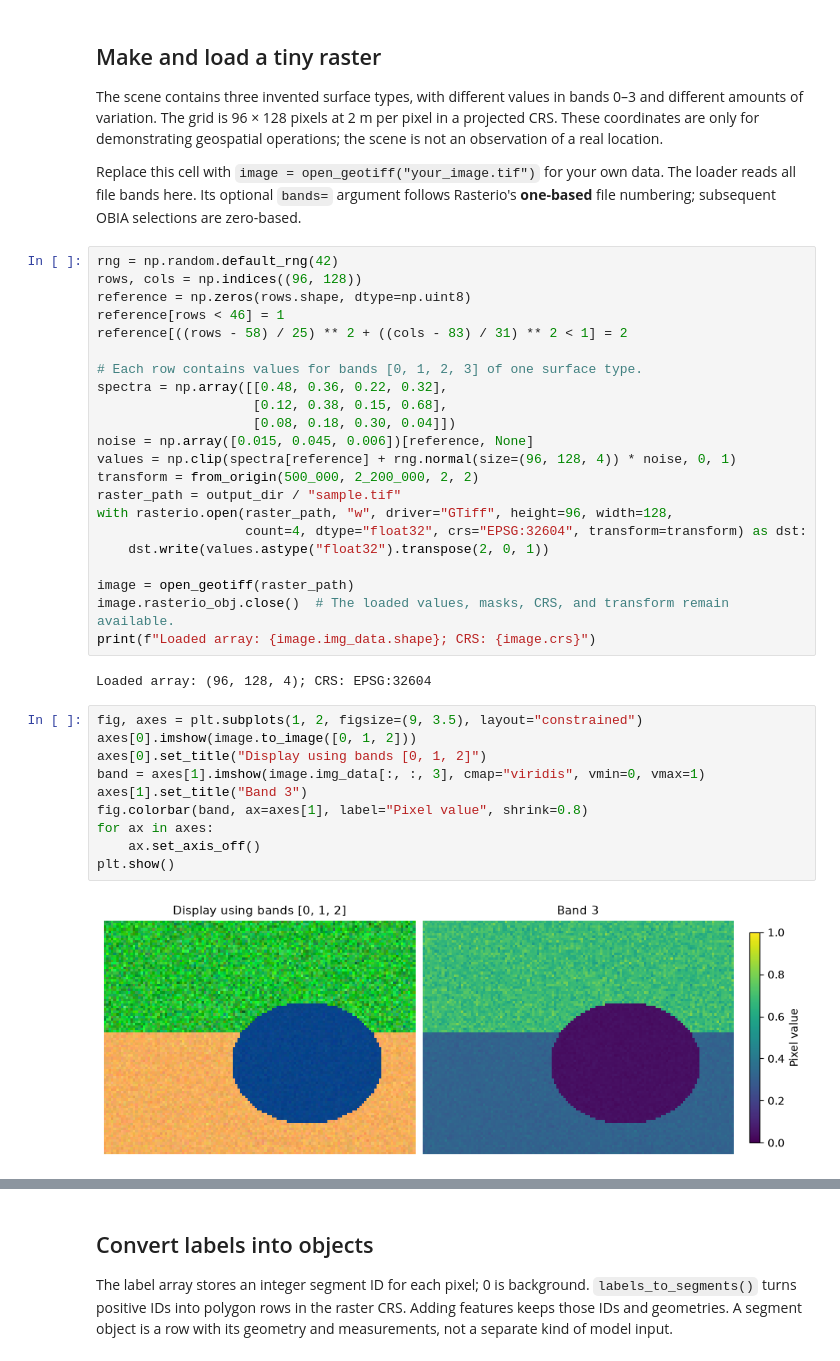
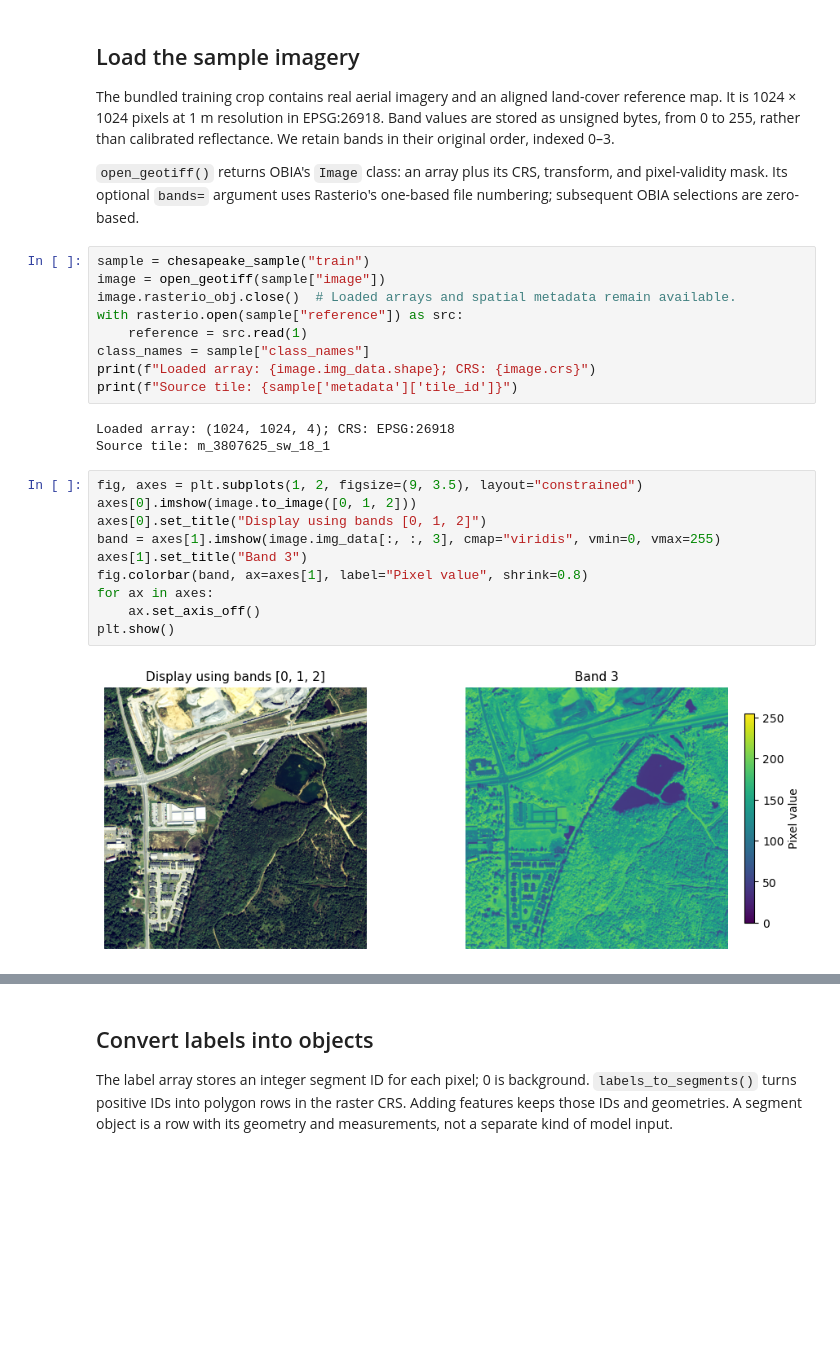
Before and after one commit to iosefa/obia, a Jupyter notebook: docs/examples/01_segmentation.ipynb, the cells around one changed output, grey strips where cells are left out. Drawn from its saved outputs; the diff is of its cells as text; blank space fills up the shorter version.

Commit message:
Clarify docs, add Chesapeake examples, and require XGBoost

```diff
--- a/docs/examples/01_segmentation.ipynb
+++ b/docs/examples/01_segmentation.ipynb
@@ -36,50 +35,38 @@ plt.rcParams.update({"figure.dpi": 100, "axes.titlesize": 11})
 output_dir = Path("example_outputs") / "01_segmentation"
 output_dir.mkdir(parents=True, exist_ok=True)
 # %% [markdown]
-## Make and load a tiny raster
+## Load the sample imagery
 
-The scene contains three invented surface types, with different values in bands
-0–3 and different amounts of variation. The grid is 96 × 128 pixels at 2 m per
-pixel in a projected CRS. These coordinates are only for demonstrating geospatial
-operations; the scene is not an observation of a real location.
+The bundled training crop contains real aerial imagery and an aligned land-cover
+reference map. It is 1024 × 1024 pixels at 1 m resolution in EPSG:26918.
+Band values are stored as unsigned bytes, from 0 to 255, rather than calibrated
+reflectance. We retain bands in their original order, indexed 0–3.
 
-Replace this cell with `image = open_geotiff("your_image.tif")` for your own data.
-The loader reads all file bands here. Its optional `bands=` argument follows
-Rasterio's **one-based** file numbering; subsequent OBIA selections are zero-based.
+`open_geotiff()` returns OBIA's `Image` class: an array plus its CRS, transform,
+and pixel-validity mask. Its optional `bands=` argument uses Rasterio's one-based
+file numbering; subsequent OBIA selections are zero-based.
 # %%
-rng = np.random.default_rng(42)
-rows, cols = np.indices((96, 128))
-reference = np.zeros(rows.shape, dtype=np.uint8)
-reference[rows < 46] = 1
-reference[((rows - 58) / 25) ** 2 + ((cols - 83) / 31) ** 2 < 1] = 2
-
-# Each row contains values for bands [0, 1, 2, 3] of one surface type.
-spectra = np.array([[0.48, 0.36, 0.22, 0.32],
-                    [0.12, 0.38, 0.15, 0.68],
-                    [0.08, 0.18, 0.30, 0.04]])
-noise = np.array([0.015, 0.045, 0.006])[reference, None]
-values = np.clip(spectra[reference] + rng.normal(size=(96, 128, 4)) * noise, 0, 1)
-transform = from_origin(500_000, 2_200_000, 2, 2)
-raster_path = output_dir / "sample.tif"
-with rasterio.open(raster_path, "w", driver="GTiff", height=96, width=128,
-                   count=4, dtype="float32", crs="EPSG:32604", transform=transform) as dst:
-    dst.write(values.astype("float32").transpose(2, 0, 1))
-
-image = open_geotiff(raster_path)
-image.rasterio_obj.close()  # The loaded values, masks, CRS, and transform remain available.
+sample = chesapeake_sample("train")
+image = open_geotiff(sample["image"])
+image.rasterio_obj.close()  # Loaded arrays and spatial metadata remain available.
+with rasterio.open(sample["reference"]) as src:
+    reference = src.read(1)
+class_names = sample["class_names"]
 print(f"Loaded array: {image.img_data.shape}; CRS: {image.crs}")
+print(f"Source tile: {sample['metadata']['tile_id']}")
 # %% [output]
-Loaded array: (96, 128, 4); CRS: EPSG:32604
+Loaded array: (1024, 1024, 4); CRS: EPSG:26918
+Source tile: m_3807625_sw_18_1
 # %%
 fig, axes = plt.subplots(1, 2, figsize=(9, 3.5), layout="constrained")
 axes[0].imshow(image.to_image([0, 1, 2]))
 axes[0].set_title("Display using bands [0, 1, 2]")
-band = axes[1].imshow(image.img_data[:, :, 3], cmap="viridis", vmin=0, vmax=1)
+band = axes[1].imshow(image.img_data[:, :, 3], cmap="viridis", vmin=0, vmax=255)
 axes[1].set_title("Band 3")
 fig.colorbar(band, ax=axes[1], label="Pixel value", shrink=0.8)
 for ax in axes:
     ax.set_axis_off()
 plt.show()
 # %% [output]
-[figure, old version]
+[figure, new version]
 # %% [markdown]
```
Also changed, not shown: parts of 6 cells of this notebook, 36 other files.
